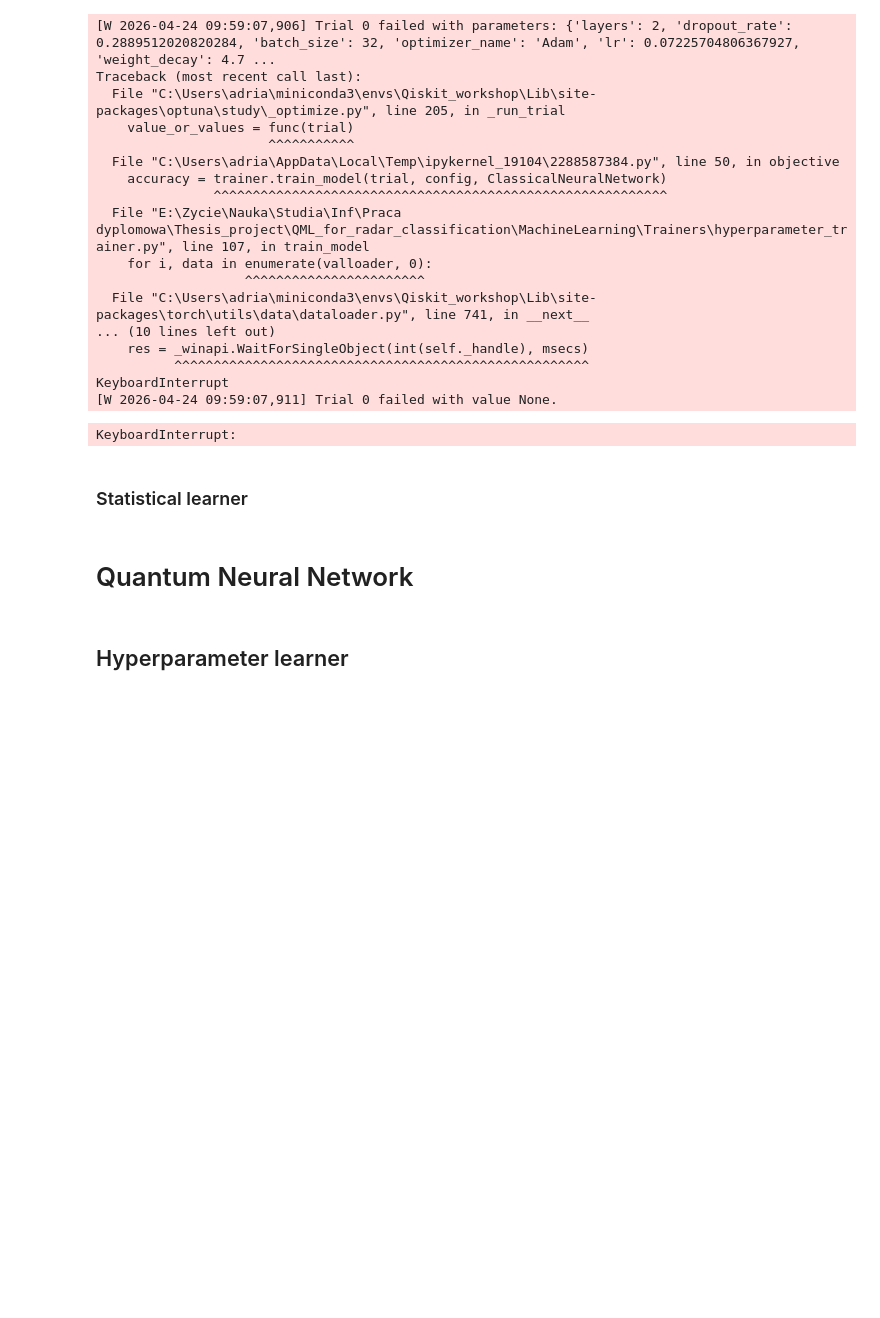
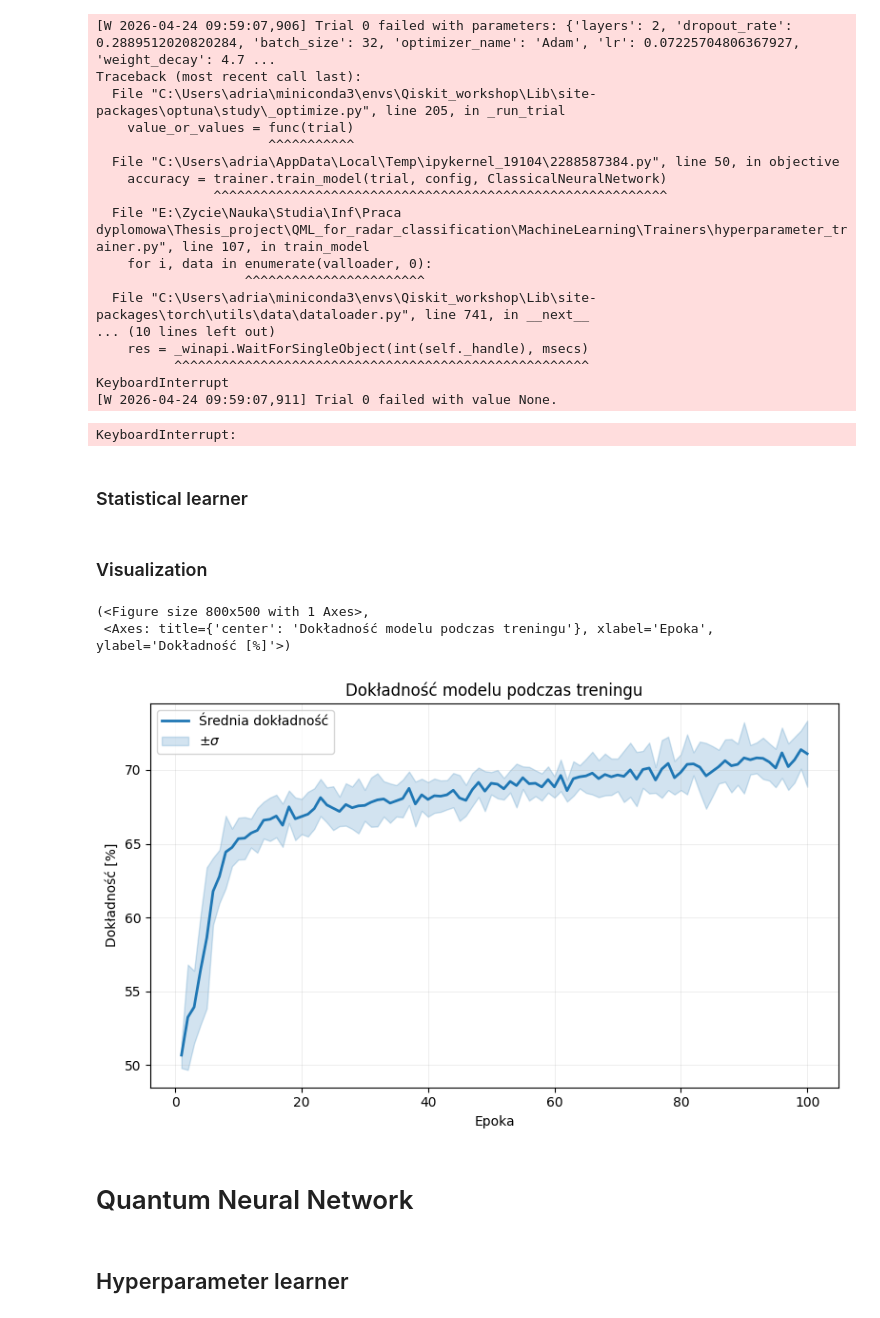
Before and after one commit to AdrianPanasiewicz/QML_for_radar_classification, a Jupyter notebook: MachineLearning/training_pipeline.ipynb, the cells around one changed output. Saved outputs shown, nothing was run; the diff lists cells and outputs as text; code cells hidden in the pictures; blank space fills up the shorter version.

```diff
--- a/MachineLearning/training_pipeline.ipynb
+++ b/MachineLearning/training_pipeline.ipynb
@@ -395,15 +391,15 @@ config = {
 
 trainer = StatisticalTrainer(training_path, validating_path, testing_path, criterion = nn.CrossEntropyLoss())
 net, metrics_dict = trainer.train_model(ClassicalNeuralNetwork, config)
+# %% [markdown]
+### Visualization
 # %%
-training_accuracy_array = torch.tensor(
-    [metrics_dict["training_data"][i]['accuracy'] for i in range(len(metrics_dict["training_data"]))],
-    dtype=torch.float32
-)
-
-plotter = DataVisualizer()
-means, stds = plotter.calculate_statistics(training_accuracy_array)
-plotter.plot_statistics(means, stds)
+plotter = DataVisualizer(language="polish")
+plotter.plot_training_chart(metrics_dict)
+# %% [output]
+(<Figure size 800x500 with 1 Axes>,
+ <Axes: title={'center': 'Dokładność modelu podczas treningu'}, xlabel='Epoka', ylabel='Dokładność [%]'>)
+[figure, added]
 # %% [markdown]
 # Quantum Neural Network
 # %% [markdown]
```
Also changed, not shown: parts of 2 cells of this notebook, 4 other files.
